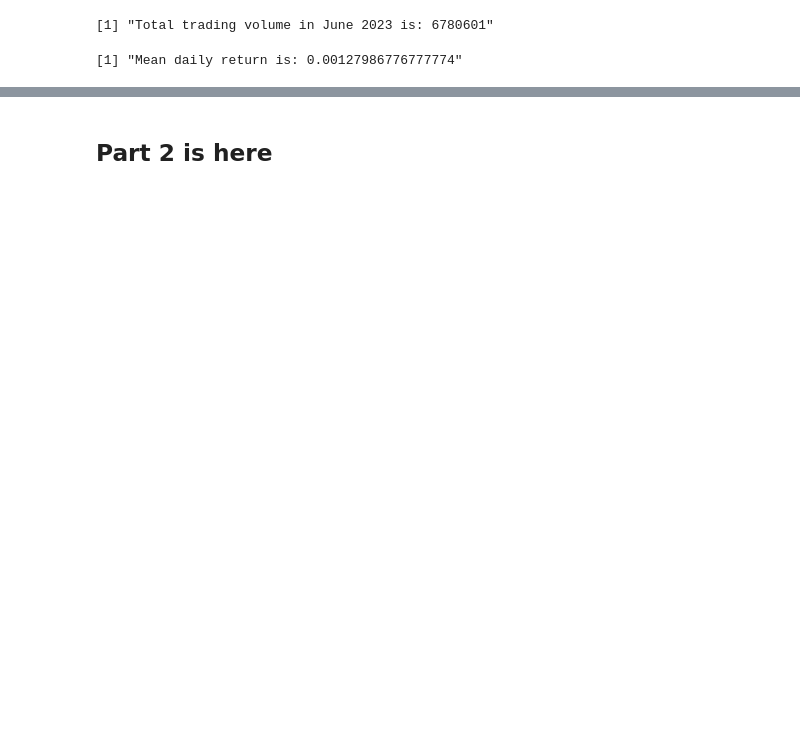
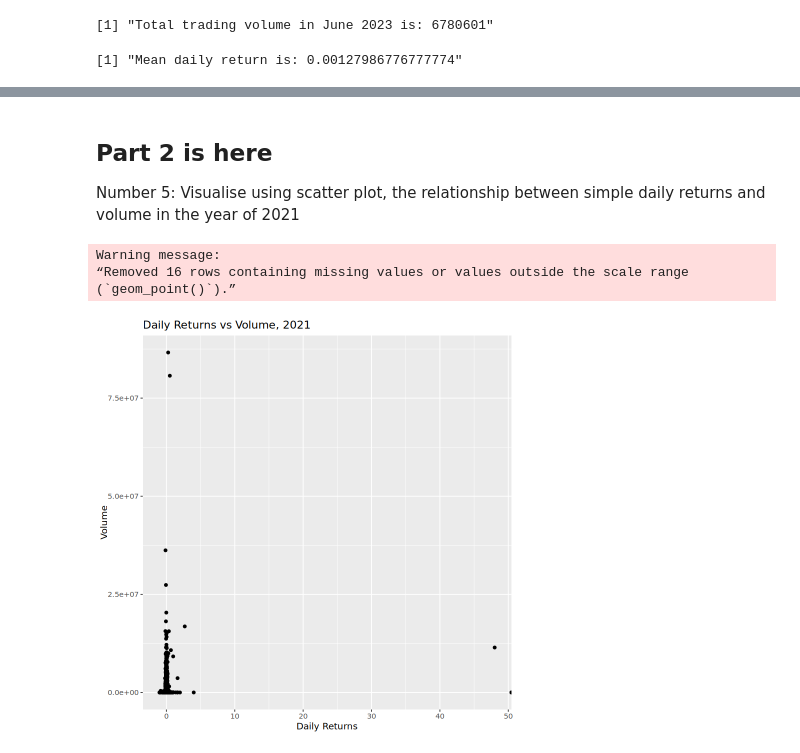
Before and after one commit to LiamHoogstad/Apps_R_HW1, a Jupyter notebook: part1-PBPB.ipynb, the cells around one changed output, grey strips where cells are left out. Drawn from its saved outputs; the diff is of its cells as text; code cells hidden in the pictures; blank space fills up the shorter version.

```diff
--- a/part1-PBPB.ipynb
+++ b/part1-PBPB.ipynb
@@ -175,3 +178,22 @@ A data.frame: 1 × 18
 | 18839 | 1 | 2021-03-15 | PBPB | POTBELLY CORP | 572707 | 6.82 | 6.95 | 5.78 | 5.78 | 14 | 5812 | ... |
 # %% [markdown]
 ## Part 2 is here
+
+Number 5: Visualise using scatter plot, the relationship between simple daily returns and volume in the year of 2021
+# %%
+#5 Visualise using scatter plot, the relationship between simple daily returns and volume in the year of 2021
+data <- mutate(data, daily_ret = (prccd - lag(prccd)) / lag(prccd))
+data$datadate <- as.Date(data$datadate, format = "%d/%m/%Y")
+data$month <- month(data$datadate)
+data$year <- year(data$datadate)
+
+data_2021 <- filter(data, year == 2021)
+
+ggplot(data_2021, aes(x = daily_ret, y = cshtrd)) + # this is main data
+    geom_point() +                                  # this is scatter plot of above data
+    labs(title = "Daily Returns vs Volume, 2021", x = "Daily Returns", y = "Volume")
+# %% [output]
+Warning message:
+“Removed 16 rows containing missing values or values outside the scale range
+(`geom_point()`).”
+[figure, added]
```
Also changed, not shown: parts of 1 cell of this notebook.
